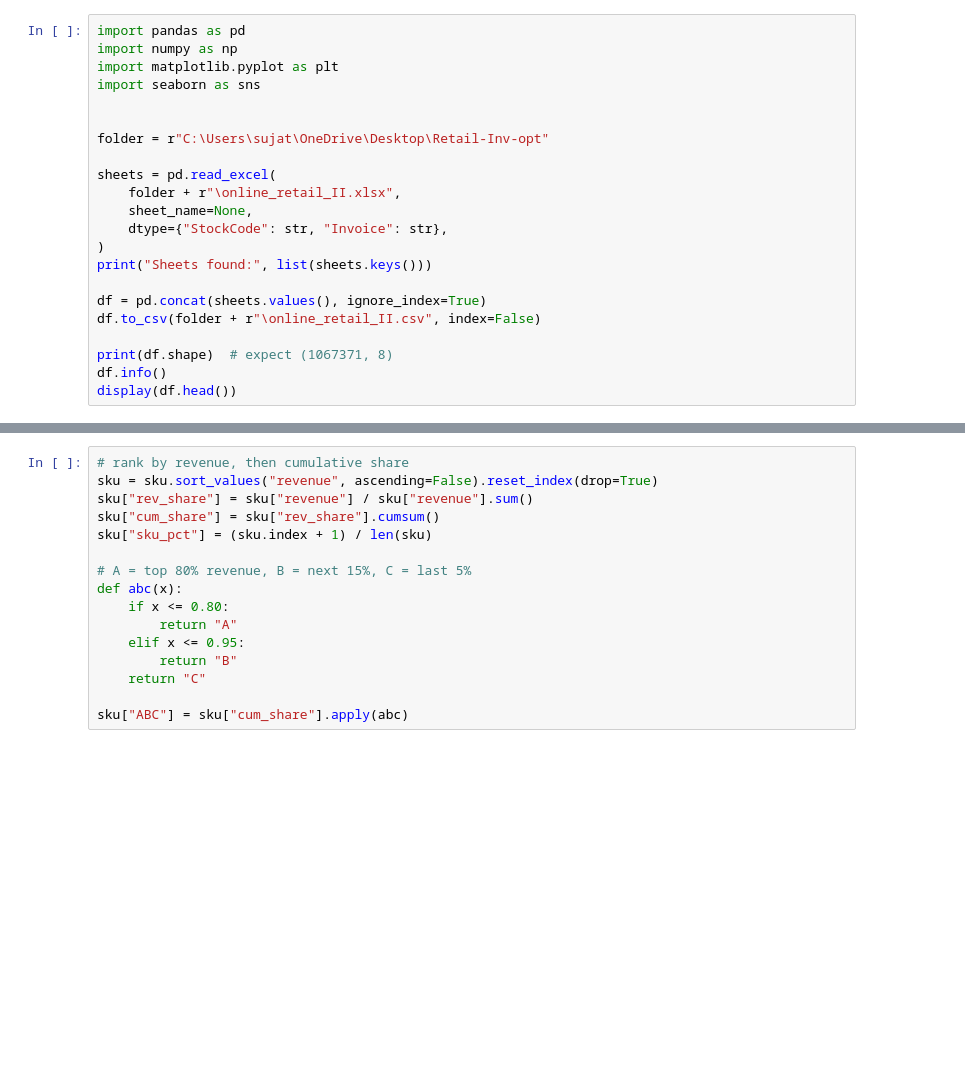
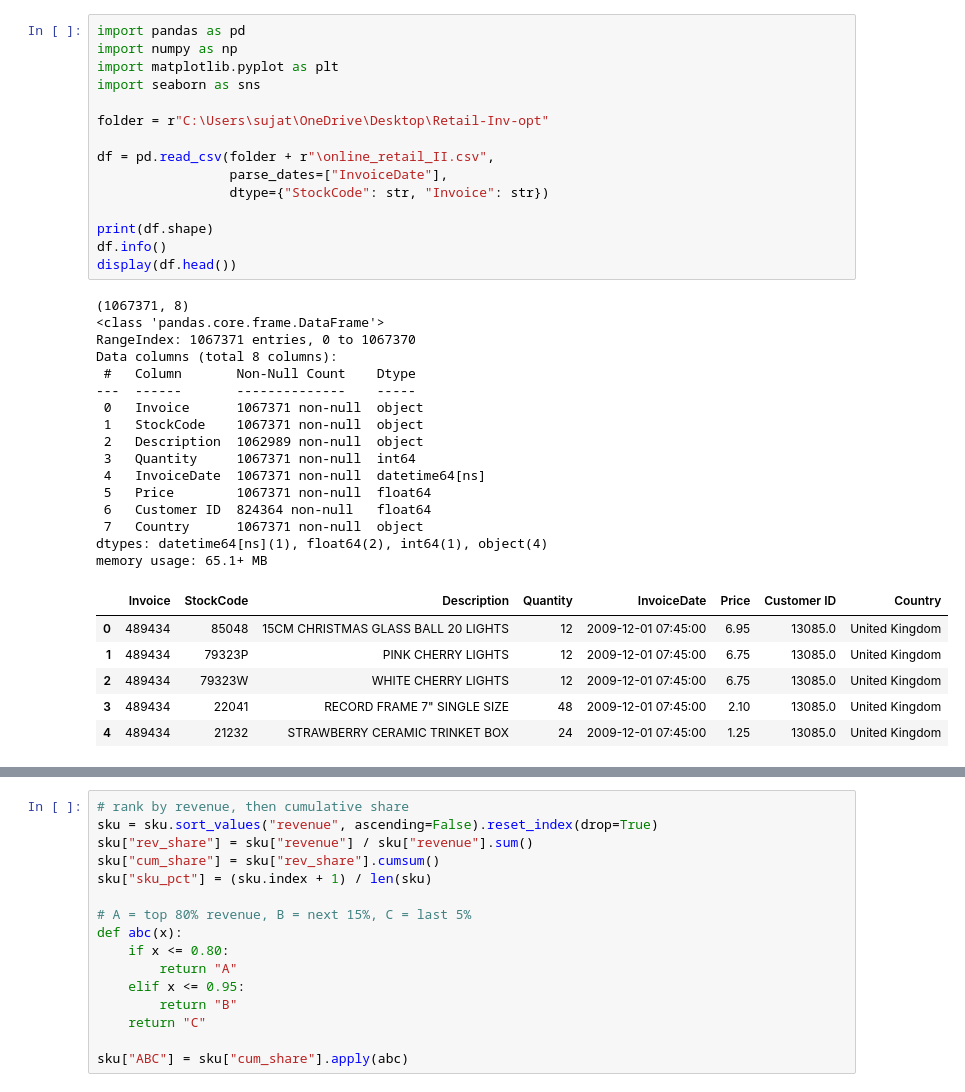
Before and after one commit to aditiii2/retail-inventory-optimization, a Jupyter notebook: notebook.ipynb, the cells around one changed output, grey strips where cells are left out. Cells and saved outputs as stored; diff of their text form; blank space fills up the shorter version.

```diff
--- a/notebook.ipynb
+++ b/notebook.ipynb
@@ -1,25 +1,41 @@
 # %%
 import pandas as pd
 import numpy as np
 import matplotlib.pyplot as plt
 import seaborn as sns
 
-
 folder = r"C:\Users\sujat\OneDrive\Desktop\Retail-Inv-opt"
 
-sheets = pd.read_excel(
-    folder + r"\online_retail_II.xlsx",
-    sheet_name=None,
-    dtype={"StockCode": str, "Invoice": str},
-)
-print("Sheets found:", list(sheets.keys()))
+df = pd.read_csv(folder + r"\online_retail_II.csv",
+                 parse_dates=["InvoiceDate"],
+                 dtype={"StockCode": str, "Invoice": str})
 
-df = pd.concat(sheets.values(), ignore_index=True)
-df.to_csv(folder + r"\online_retail_II.csv", index=False)
-
-print(df.shape)  # expect (1067371, 8)
+print(df.shape)
 df.info()
 display(df.head())
+# %% [output]
+(1067371, 8)
+<class 'pandas.core.frame.DataFrame'>
+RangeIndex: 1067371 entries, 0 to 1067370
+Data columns (total 8 columns):
+ #   Column       Non-Null Count    Dtype
+---  ------       --------------    -----
+ 0   Invoice      1067371 non-null  object
+ 1   StockCode    1067371 non-null  object
+ 2   Description  1062989 non-null  object
+ 3   Quantity     1067371 non-null  int64
+ 4   InvoiceDate  1067371 non-null  datetime64[ns]
+ 5   Price        1067371 non-null  float64
+ 6   Customer ID  824364 non-null   float64
+ 7   Country      1067371 non-null  object
+dtypes: datetime64[ns](1), float64(2), int64(1), object(4)
+memory usage: 65.1+ MB
+|  | Invoice | StockCode | Description | Quantity | InvoiceDate | Price | Customer ID | Country |
+| 0 | 489434 | 85048 | 15CM CHRISTMAS GLASS BALL 20 LIGHTS | 12 | 2009-12-01 07:45:00 | 6.95 | 13085.0 | United Kingdom |
+| 1 | 489434 | 79323P | PINK CHERRY LIGHTS | 12 | 2009-12-01 07:45:00 | 6.75 | 13085.0 | United Kingdom |
+| 2 | 489434 | 79323W | WHITE CHERRY LIGHTS | 12 | 2009-12-01 07:45:00 | 6.75 | 13085.0 | United Kingdom |
+| 3 | 489434 | 22041 | RECORD FRAME 7" SINGLE SIZE | 48 | 2009-12-01 07:45:00 | 2.10 | 13085.0 | United Kingdom |
+| 4 | 489434 | 21232 | STRAWBERRY CERAMIC TRINKET BOX | 24 | 2009-12-01 07:45:00 | 1.25 | 13085.0 | United Kingdom |
 # %%
 # checking size and structure of the data
 print("Shape:", df.shape)
```
Also changed, not shown: parts of 41 cells of this notebook, 3 other files.
